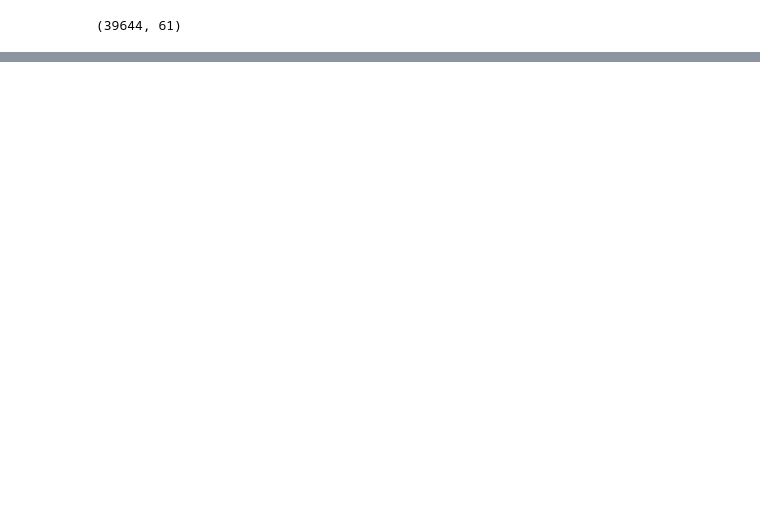
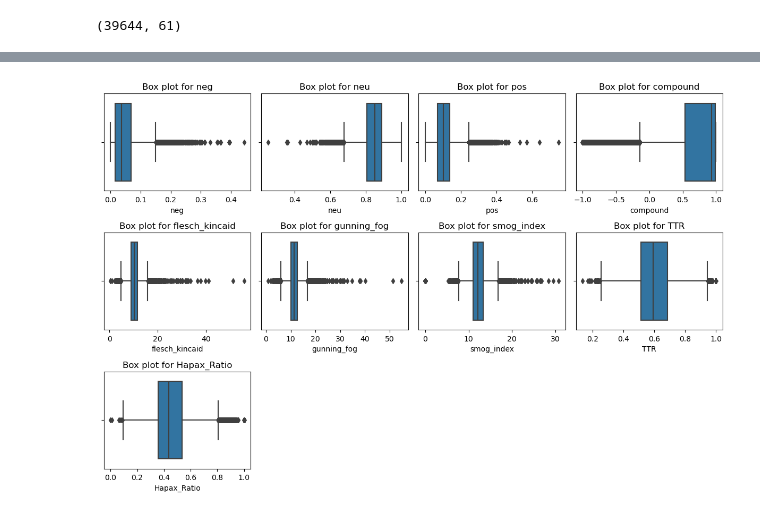
Before and after one commit to Siy-HaackeJ/Data-Challenge-Text-Mining-Green-Way-, a Jupyter notebook: Data Challenges.ipynb, the cells around one changed output, grey strips where cells are left out. Saved outputs shown, nothing was run; the diff lists cells and outputs as text; code cells hidden in the pictures; blank space fills up the shorter version.

```diff
--- a/Data Challenges.ipynb
+++ b/Data Challenges.ipynb
@@ -200,0 +560,3 @@ Number of outliers: 5713
+# %%
+import pandas as pd
+merged_df = pd.read_csv("C:/Users/joans/Downloads/merged_df_1.csv")  # Change this path
@@ -200,0 +684,12 @@ Number of outliers: 5713
+# %%
+# Identify text columns (you can manually list them if you know which ones)
+text_columns = ['text']  # Replace with actual text column names
+
+# Remove the text columns from the DataFrame
+merged_df_2 = merged_df.drop(columns=text_columns)
+
+# Add an index to the DataFrame
+merged_df_2 = merged_df_2.reset_index(drop=False)  # This adds the default index
+
+# Save the cleaned DataFrame to a new file
+merged_df_2.to_csv('merged_df_2.csv', index=False)  # Saves it without the index column
@@ -200,0 +768,21 @@ Number of outliers: 5713
+# %%
+import matplotlib.pyplot as plt
+import seaborn as sns
+
+# List of variables to check
+variables = ['neg', 'neu', 'pos', 'compound', 'flesch_kincaid',
+             'gunning_fog', 'smog_index', 'TTR', 'Hapax_Ratio']
+
+# Set up the figure and axes
+plt.figure(figsize=(12, 8))
+
+# Create box plots for each variable
+for i, var in enumerate(variables, 1):
+    plt.subplot(3, 4, i)  # Arrange the box plots in a grid (3 rows, 4 columns)
+    sns.boxplot(x=merged_df[var].dropna())  # Drop NaN values before plotting
+    plt.title(f'Box plot for {var}')
+    plt.tight_layout()
+
+plt.show()
+# %% [output]
+[figure, added]
```
Also changed, not shown: parts of 194 cells of this notebook, 8 other files.
